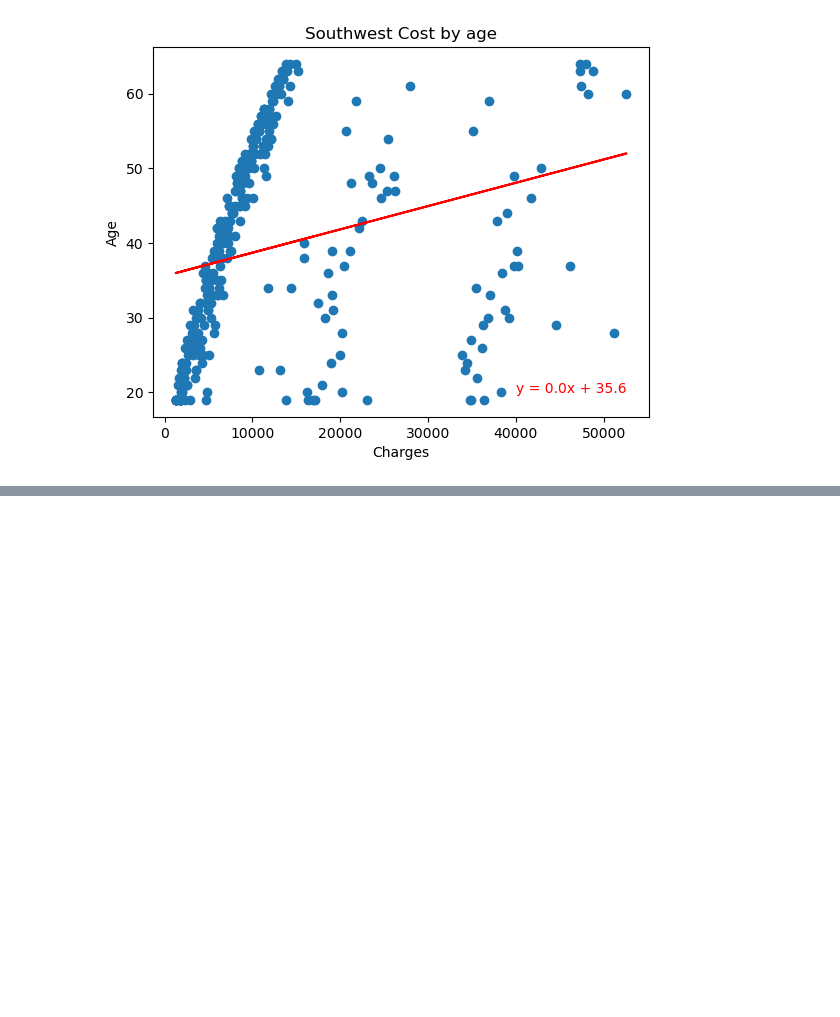
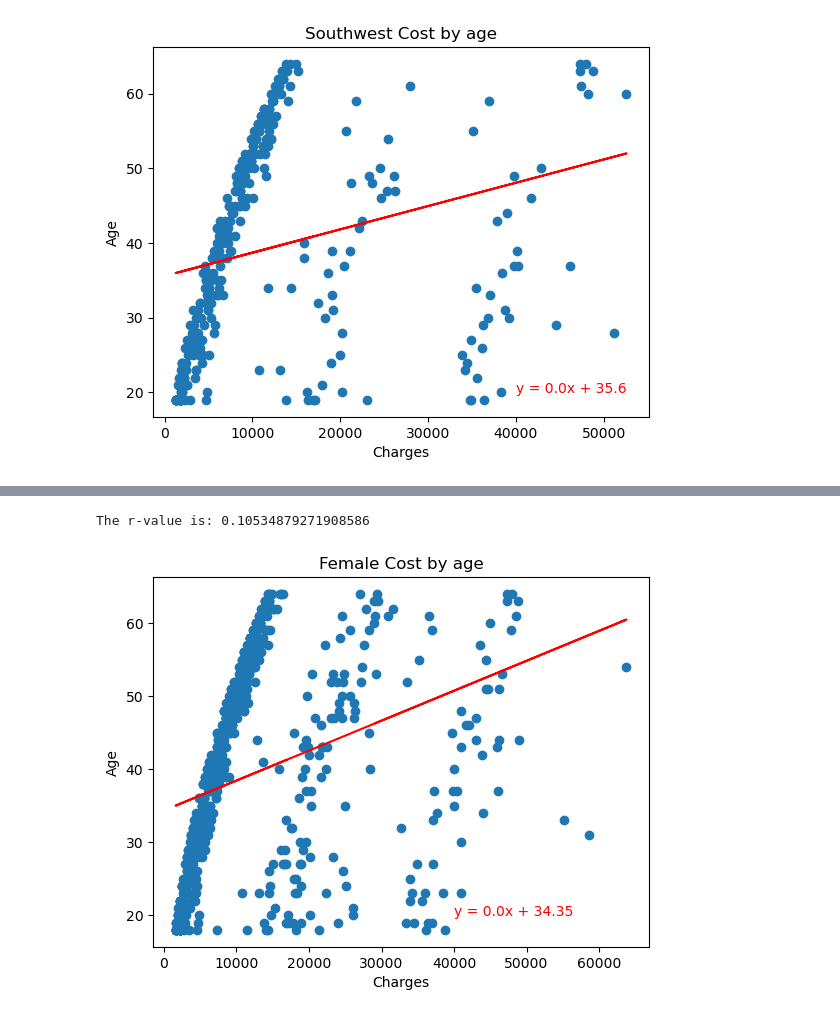
Before and after one commit to JohanaMarie/project_1, a Jupyter notebook: price_region.ipynb, the cells around one changed output, grey strips where cells are left out. Cells and saved outputs as stored; diff of their text form; code cells hidden in the pictures; blank space fills up the shorter version.

```diff
--- a/price_region.ipynb
+++ b/price_region.ipynb
@@ -31,0 +46,3 @@ insurance_df
+# %%
+female_df = insurance_df.loc[insurance_df['sex']== 'female']
+female_df
@@ -253,0 +363,9 @@ The r-value is: 0.06674879291871783
+# %%
+x_values = female_df['charges']
+y_values = female_df['age']
+
+plot_linear_regression(x_values, y_values, 'Female Cost by age', 'Age',(40000, 20)
+                                                                    )
+# %% [output]
+The r-value is: 0.10534879271908586
+[figure, added]
```
Also changed, not shown: parts of 9 cells of this notebook.
